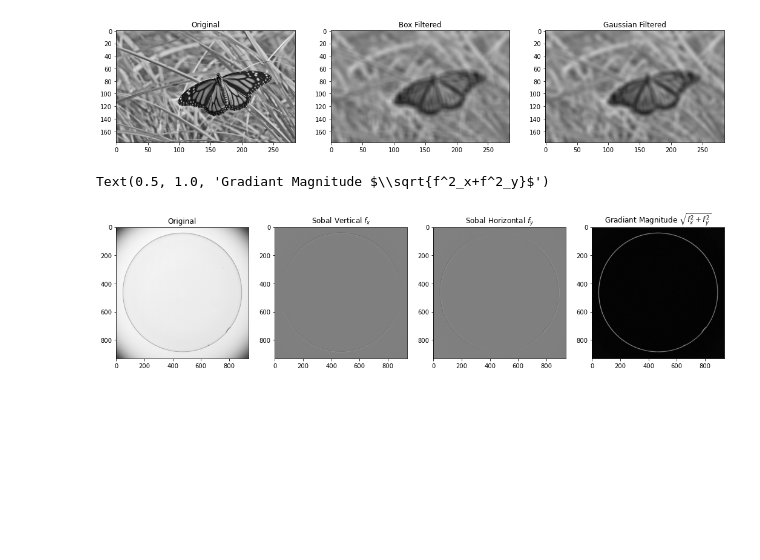
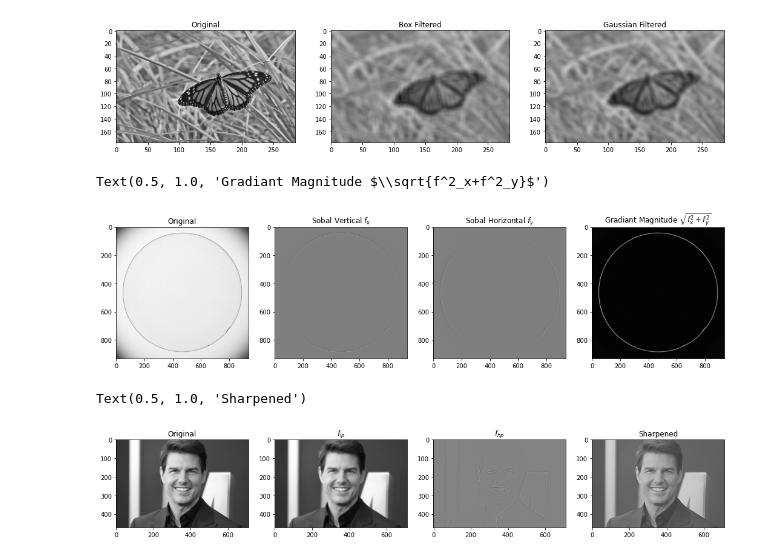
Before and after one commit to ChathurangaMMP/EN2550_Image_Processing_Exercises, a Jupyter notebook: Exercise 3/Exercise 03.ipynb, the cells around one changed output. Drawn from its saved outputs; the diff is of its cells as text; code cells hidden in the pictures; blank space fills up the shorter version.

```diff
--- a/Exercise 3/Exercise 03.ipynb
+++ b/Exercise 3/Exercise 03.ipynb
@@ -58,3 +58,33 @@ ax[3].set_title(r'Gradiant Magnitude $\sqrt{f^2_x+f^2_y}$')
 # %% [output]
 Text(0.5, 1.0, 'Gradiant Magnitude $\\sqrt{f^2_x+f^2_y}$')
 [figure]
+# %%
+import cv2 as cv
+import numpy as np
+import matplotlib.pyplot as plt
+%matplotlib inline
+
+img=cv.imread(r'tom.jpg',cv.IMREAD_GRAYSCALE).astype(np.float32)
+assert img is not None
+
+sigma=5
+gaussian_id=cv.getGaussianKernel(5,sigma)
+img_lp=cv.sepFilter2D(img,-1,gaussian_id,gaussian_id)
+img_hp=img-img_lp
+img_sharpen=cv.addWeighted(img,1.0,img_hp,1.5,0)
+
+fig,ax=plt.subplots(1,4,figsize=(18,6))
+ax[0].imshow(img,cmap='gray')
+ax[0].set_title('Original')
+
+ax[1].imshow(img_lp,cmap='gray')
+ax[1].set_title(r'$f_{lp}$')
+
+ax[2].imshow(img_hp,cmap='gray')
+ax[2].set_title(r'$f_{hp}$')
+
+ax[3].imshow(img_sharpen,cmap='gray')
+ax[3].set_title(r'Sharpened')
+# %% [output]
+Text(0.5, 1.0, 'Sharpened')
+[figure, added]
```
